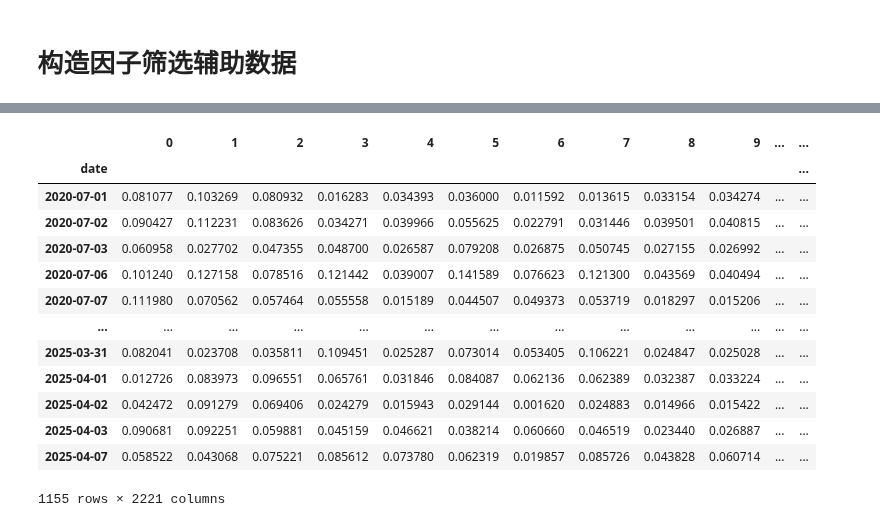
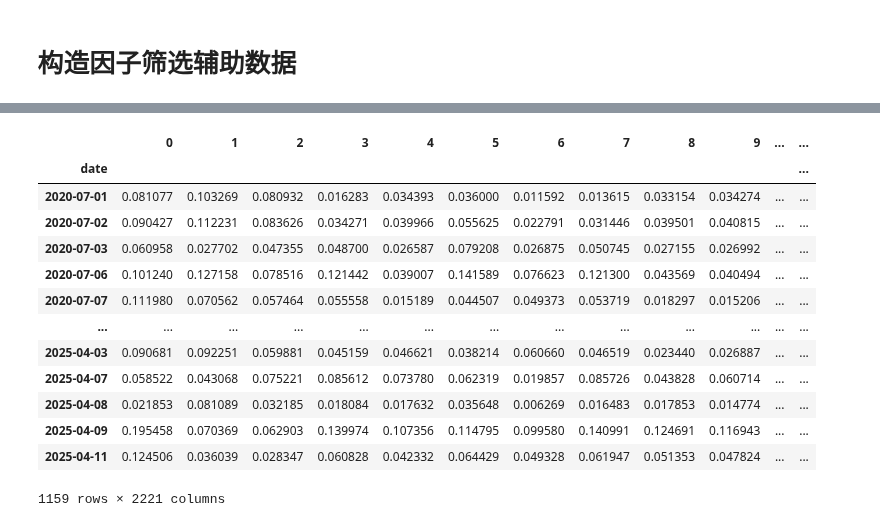
Before and after one commit to hs-wang17/dlmodel, a Jupyter notebook: data_process_1209/data_auxiliary.ipynb, the cells around one changed output, grey strips where cells are left out. Drawn from its saved outputs; the diff is of its cells as text; code cells hidden in the pictures.

```diff
--- a/data_process_1209/data_auxiliary.ipynb
+++ b/data_process_1209/data_auxiliary.ipynb
@@ -8,7 +8,7 @@ from sklearn.feature_selection import mutual_info_classif
 # %% [markdown]
 # 读取特征和标签
 # %%
-total_factor = pd.read_pickle('/home/datamake117/data/haris/dataset_new/total_factor.pkl')
+total_factor = pd.read_pickle('/home/datamake134/data/haris/dataset_1209/total_factor.pkl')
 total_factor
 # %% [output]
 |  | date | Code | 0 | 1 | 2 | 3 | 4 | 5 | 6 | 7 | ... | ... |
@@ -115,18 +127,18 @@ OSError: Cannot save file into a non-existent directory: '/home/datamake117/Docu
 # %%
-correlation_df.to_pickle('/home/datamake117/data/haris/dataset_new/corr_byday_abs.pkl')
+correlation_df.to_pickle('/home/datamake134/data/haris/dataset_1209/corr_byday_abs.pkl')
 correlation_df
 # %% [output]
 |  | 0 | 1 | 2 | 3 | 4 | 5 | 6 | 7 | 8 | 9 | ... | ... |
 | date |  |  |  |  |  |  |  |  |  |  |  | ... |
 | 2020-07-01 | 0.081077 | 0.103269 | 0.080932 | 0.016283 | 0.034393 | 0.036000 | 0.011592 | 0.013615 | 0.033154 | 0.034274 | ... | ... |
 | 2020-07-02 | 0.090427 | 0.112231 | 0.083626 | 0.034271 | 0.039966 | 0.055625 | 0.022791 | 0.031446 | 0.039501 | 0.040815 | ... | ... |
 | 2020-07-03 | 0.060958 | 0.027702 | 0.047355 | 0.048700 | 0.026587 | 0.079208 | 0.026875 | 0.050745 | 0.027155 | 0.026992 | ... | ... |
 | 2020-07-06 | 0.101240 | 0.127158 | 0.078516 | 0.121442 | 0.039007 | 0.141589 | 0.076623 | 0.121300 | 0.043569 | 0.040494 | ... | ... |
 | 2020-07-07 | 0.111980 | 0.070562 | 0.057464 | 0.055558 | 0.015189 | 0.044507 | 0.049373 | 0.053719 | 0.018297 | 0.015206 | ... | ... |
 | ... | ... | ... | ... | ... | ... | ... | ... | ... | ... | ... | ... | ... |
-| 2025-03-31 | 0.082041 | 0.023708 | 0.035811 | 0.109451 | 0.025287 | 0.073014 | 0.053405 | 0.106221 | 0.024847 | 0.025028 | ... | ... |
-| 2025-04-01 | 0.012726 | 0.083973 | 0.096551 | 0.065761 | 0.031846 | 0.084087 | 0.062136 | 0.062389 | 0.032387 | 0.033224 | ... | ... |
-| 2025-04-02 | 0.042472 | 0.091279 | 0.069406 | 0.024279 | 0.015943 | 0.029144 | 0.001620 | 0.024883 | 0.014966 | 0.015422 | ... | ... |
 | 2025-04-03 | 0.090681 | 0.092251 | 0.059881 | 0.045159 | 0.046621 | 0.038214 | 0.060660 | 0.046519 | 0.023440 | 0.026887 | ... | ... |
 | 2025-04-07 | 0.058522 | 0.043068 | 0.075221 | 0.085612 | 0.073780 | 0.062319 | 0.019857 | 0.085726 | 0.043828 | 0.060714 | ... | ... |
+| 2025-04-08 | 0.021853 | 0.081089 | 0.032185 | 0.018084 | 0.017632 | 0.035648 | 0.006269 | 0.016483 | 0.017853 | 0.014774 | ... | ... |
+| 2025-04-09 | 0.195458 | 0.070369 | 0.062903 | 0.139974 | 0.107356 | 0.114795 | 0.099580 | 0.140991 | 0.124691 | 0.116943 | ... | ... |
+| 2025-04-11 | 0.124506 | 0.036039 | 0.028347 | 0.060828 | 0.042332 | 0.064429 | 0.049328 | 0.061947 | 0.051353 | 0.047824 | ... | ... |
-1155 rows × 2221 columns
+1159 rows × 2221 columns
```
Also changed, not shown: parts of 3 cells of this notebook, 12 other files.
